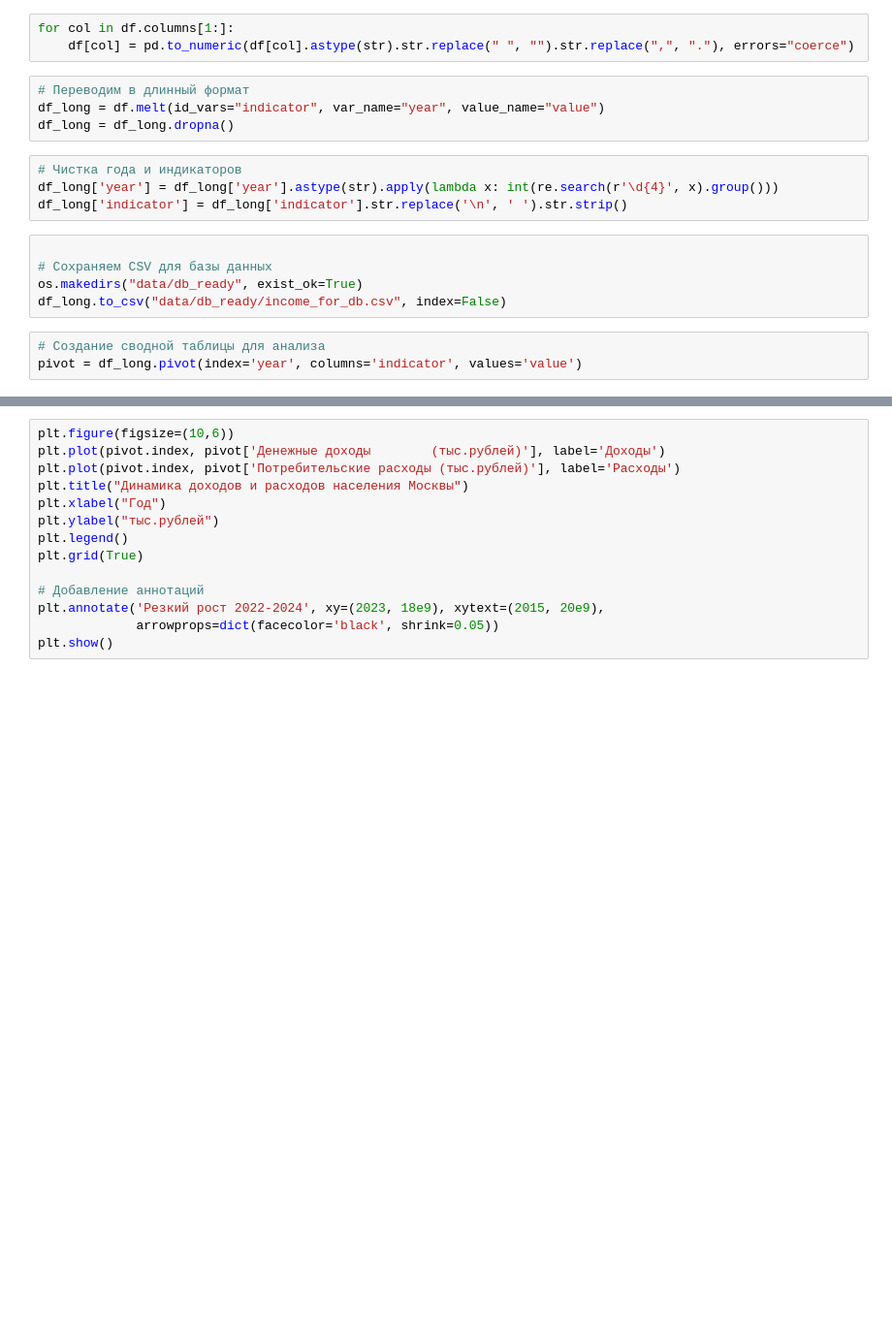
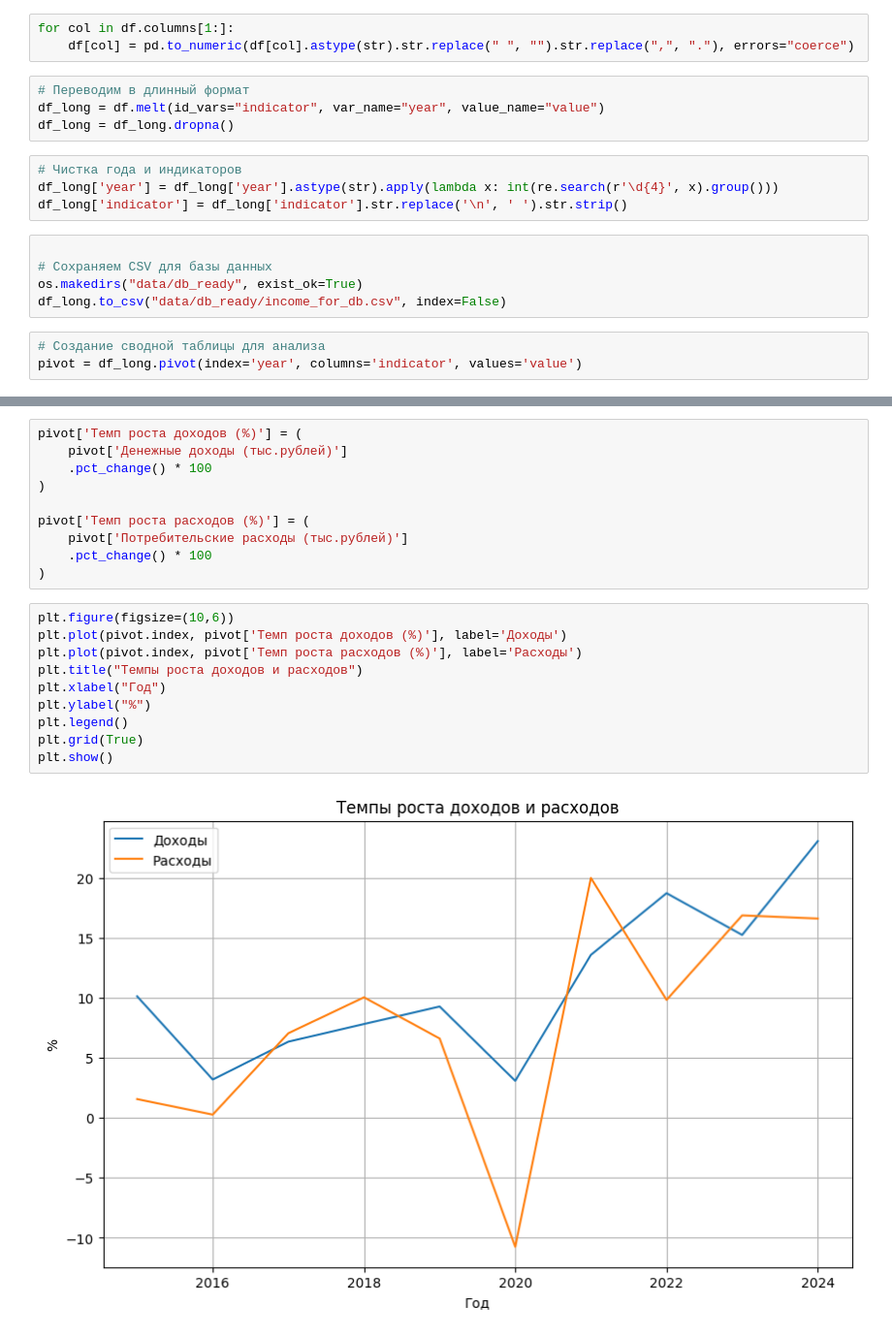
Before and after one commit to ivmsabi/mosstat_dashboard, a Jupyter notebook: notebooks/income.ipynb, the cells around one changed output, grey strips where cells are left out. Shown at 97% size. Saved outputs shown, nothing was run; the diff lists cells and outputs as text; blank space fills up the shorter version.

```diff
--- a/notebooks/income.ipynb
+++ b/notebooks/income.ipynb
@@ -102,14 +155,22 @@ plt.show()
+# %%
+pivot['Темп роста доходов (%)'] = (
+    pivot['Денежные доходы (тыс.рублей)']
+    .pct_change() * 100
+)
+
+pivot['Темп роста расходов (%)'] = (
+    pivot['Потребительские расходы (тыс.рублей)']
+    .pct_change() * 100
+)
 # %%
 plt.figure(figsize=(10,6))
-plt.plot(pivot.index, pivot['Денежные доходы        (тыс.рублей)'], label='Доходы')
-plt.plot(pivot.index, pivot['Потребительские расходы (тыс.рублей)'], label='Расходы')
-plt.title("Динамика доходов и расходов населения Москвы")
+plt.plot(pivot.index, pivot['Темп роста доходов (%)'], label='Доходы')
+plt.plot(pivot.index, pivot['Темп роста расходов (%)'], label='Расходы')
+plt.title("Темпы роста доходов и расходов")
 plt.xlabel("Год")
-plt.ylabel("тыс.рублей")
+plt.ylabel("%")
 plt.legend()
 plt.grid(True)
-
-# Добавление аннотаций
-plt.annotate('Резкий рост 2022-2024', xy=(2023, 18e9), xytext=(2015, 20e9),
-             arrowprops=dict(facecolor='black', shrink=0.05))
 plt.show()
+# %% [output]
+[figure, added]
```
Also changed, not shown: parts of 11 cells of this notebook, 10 other files.
